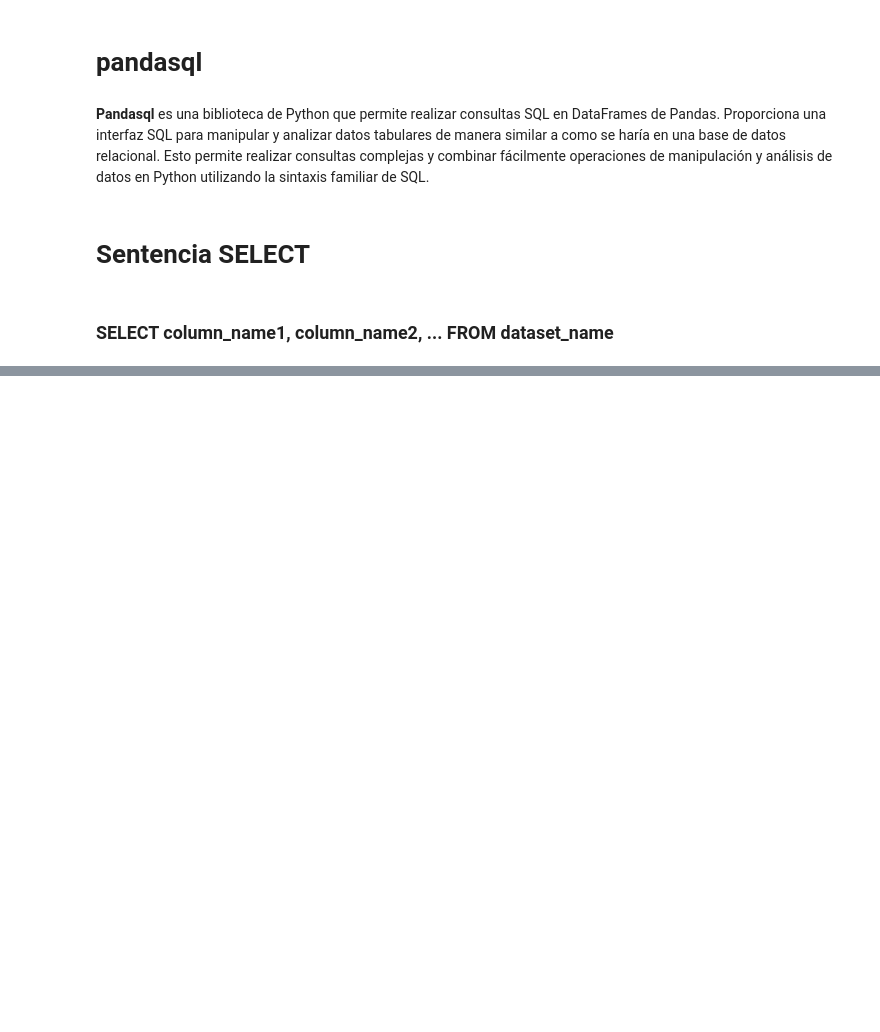
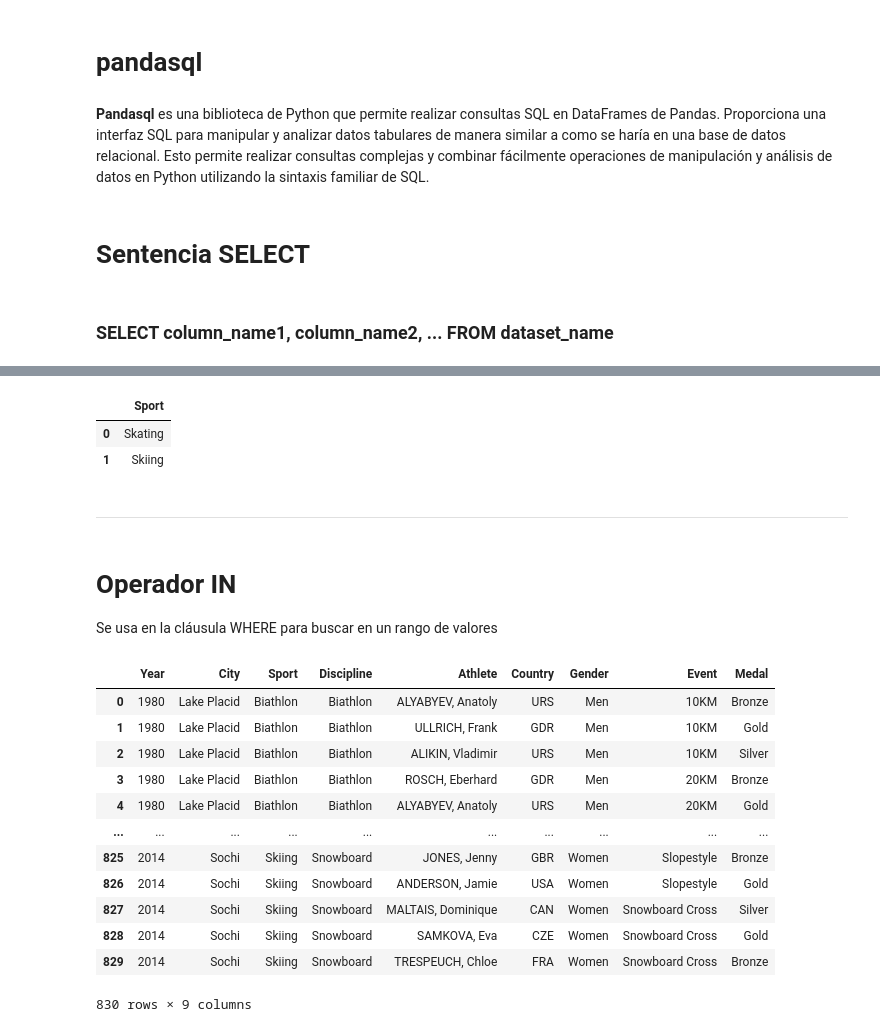
Before and after one commit to egoitzaulestia/curso_IA, a Jupyter notebook: df_SQL.ipynb, the cells around one changed output, grey strips where cells are left out. Drawn from its saved outputs; the diff is of its cells as text; code cells hidden in the pictures; blank space fills up the shorter version.

```diff
--- a/df_SQL.ipynb
+++ b/df_SQL.ipynb
@@ -11,7 +15,7 @@ df_invierno = pd.read_csv("./invierno.csv")
 df_diccionario = pd.read_csv("./diccionario.csv")
 # %%
 # Definir la función para los "queries"
-pyspldf = lambda q: sqldf(q, globals()) #
+pysqldf = lambda q: sqldf(q, globals()) #
 # %% [markdown]
 # Sentencia SELECT
 # %% [markdown]
@@ -210,0 +508,31 @@ pyspldf(query).head()
+# %%
+query = """SELECT DISTINCT Sport from df_invierno WHERE Sport LIKE "S%g" """
+df1_invierno = pysqldf(query)
+df1_invierno.head(7)
+# %% [output]
+|  | Sport |
+| 0 | Skating |
+| 1 | Skiing |
+# %% [markdown]
+---
+# %% [markdown]
+# Operador IN
+
+Se usa en la cláusula WHERE para buscar en un rango de valores
+# %%
+query = """SELECT * FROM df_invierno WHERE Year IN (1980, 2014)"""
+pysqldf(query)
+# %% [output]
+|  | Year | City | Sport | Discipline | Athlete | Country | Gender | Event | Medal |
+| 0 | 1980 | Lake Placid | Biathlon | Biathlon | ALYABYEV, Anatoly | URS | Men | 10KM | Bronze |
+| 1 | 1980 | Lake Placid | Biathlon | Biathlon | ULLRICH, Frank | GDR | Men | 10KM | Gold |
+| 2 | 1980 | Lake Placid | Biathlon | Biathlon | ALIKIN, Vladimir | URS | Men | 10KM | Silver |
+| 3 | 1980 | Lake Placid | Biathlon | Biathlon | ROSCH, Eberhard | GDR | Men | 20KM | Bronze |
+| 4 | 1980 | Lake Placid | Biathlon | Biathlon | ALYABYEV, Anatoly | URS | Men | 20KM | Gold |
+| ... | ... | ... | ... | ... | ... | ... | ... | ... | ... |
+| 825 | 2014 | Sochi | Skiing | Snowboard | JONES, Jenny | GBR | Women | Slopestyle | Bronze |
+| 826 | 2014 | Sochi | Skiing | Snowboard | ANDERSON, Jamie | USA | Women | Slopestyle | Gold |
+| 827 | 2014 | Sochi | Skiing | Snowboard | MALTAIS, Dominique | CAN | Women | Snowboard Cross | Silver |
+| 828 | 2014 | Sochi | Skiing | Snowboard | SAMKOVA, Eva | CZE | Women | Snowboard Cross | Gold |
+| 829 | 2014 | Sochi | Skiing | Snowboard | TRESPEUCH, Chloe | FRA | Women | Snowboard Cross | Bronze |
+830 rows × 9 columns
```
Also changed, not shown: parts of 91 cells of this notebook.
